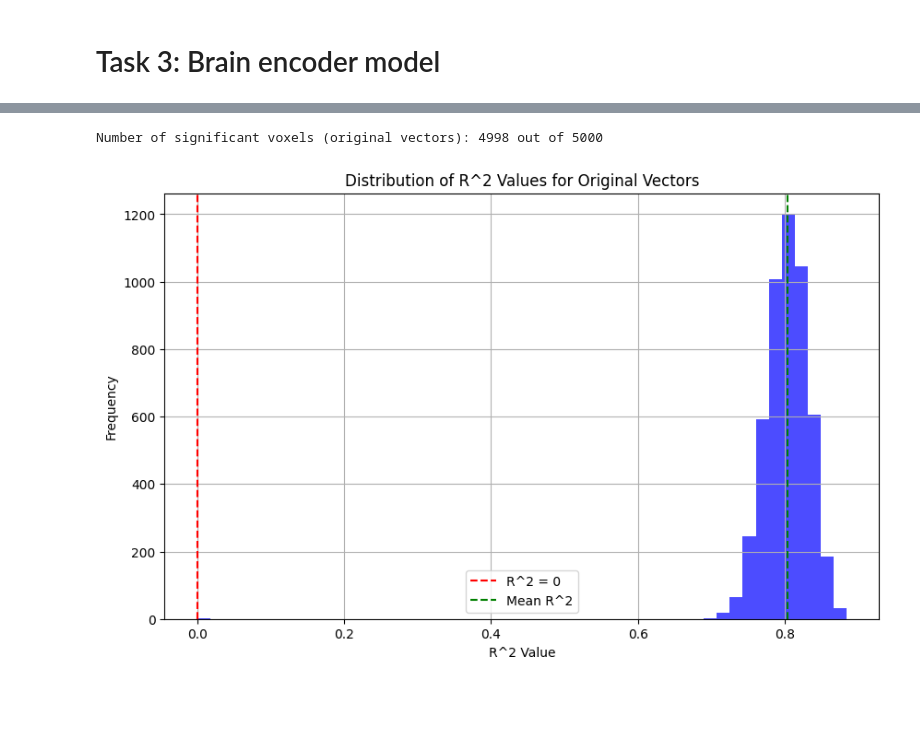
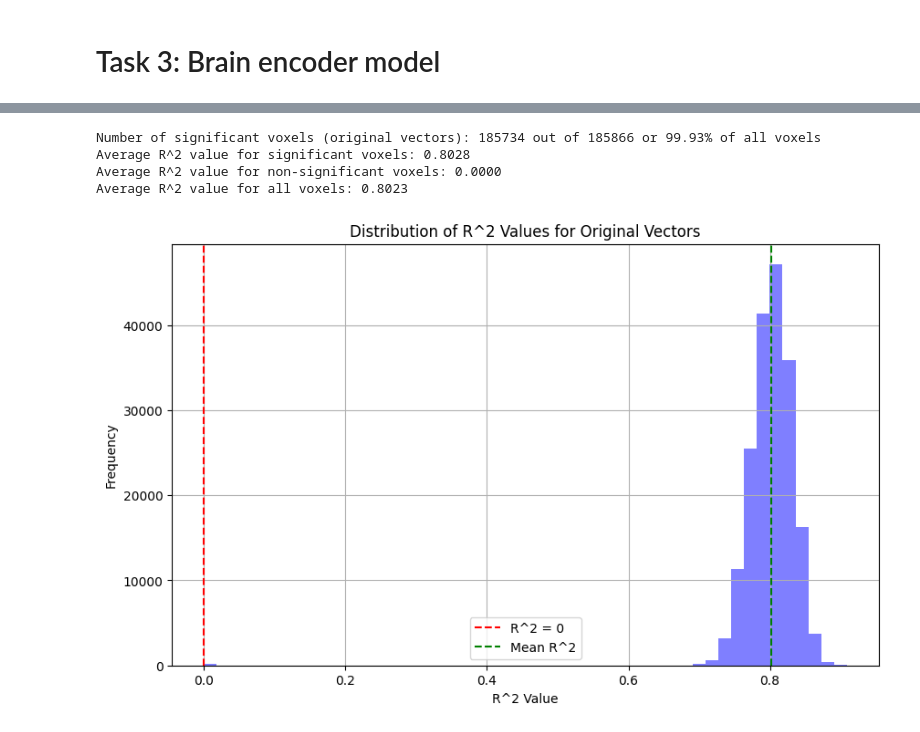
Before and after one commit to Horef/lcc_final, a Jupyter notebook: structured.ipynb, the cells around one changed output, grey strips where cells are left out. Saved outputs shown, nothing was run; the diff lists cells and outputs as text; code cells hidden in the pictures; blank space fills up the shorter version.

```diff
--- a/structured.ipynb
+++ b/structured.ipynb
@@ -1005,20 +888,26 @@ with open('data/exp2_org_p_values.pkl', 'wb') as f:
 # %%
 # finding how many voxels have a significant R^2 value
 significant_voxels = np.sum(exp2_org_p_values < 0.05)
-print(f"Number of significant voxels (original vectors): {significant_voxels} out of {exp2_fmri_reduced.shape[1]}")
+print(f"Number of significant voxels (original vectors): {significant_voxels} out of {exp2_fmri_reduced.shape[1]} or {significant_voxels / exp2_fmri_reduced.shape[1]:.2%} of all voxels")
+print(f"Average R^2 value for significant voxels: {np.mean(exp2_org_r2_values[exp2_org_p_values < 0.05]):.4f}")
+print(f"Average R^2 value for non-significant voxels: {np.mean(exp2_org_r2_values[exp2_org_p_values >= 0.05]):.4f}")
+print(f"Average R^2 value for all voxels: {np.mean(exp2_org_r2_values):.4f}")
 # plotting the distribution of R^2 values
 plt.figure(figsize=(10, 6))
-plt.hist(exp2_org_r2_values, bins=50, color='blue', alpha=0.7)
+plt.hist(exp2_org_r2_values, bins=50, color='blue', alpha=0.5)
 plt.title('Distribution of R^2 Values for Original Vectors')
 plt.xlabel('R^2 Value')
 plt.ylabel('Frequency')
 plt.axvline(x=0, color='red', linestyle='--', label='R^2 = 0')
 plt.axvline(x=np.mean(exp2_org_r2_values), color='green', linestyle='--', label='Mean R^2')
 plt.legend()
 plt.grid()
 plt.show()
 # %% [output]
-Number of significant voxels (original vectors): 4998 out of 5000
+Number of significant voxels (original vectors): 185734 out of 185866 or 99.93% of all voxels
+Average R^2 value for significant voxels: 0.8028
+Average R^2 value for non-significant voxels: 0.0000
+Average R^2 value for all voxels: 0.8023
-[figure, old version]
+[figure, new version]
 # %%
 # Now we do the same for the BERT vectors
```
Also changed, not shown: parts of 14 cells of this notebook, 2 other files.
